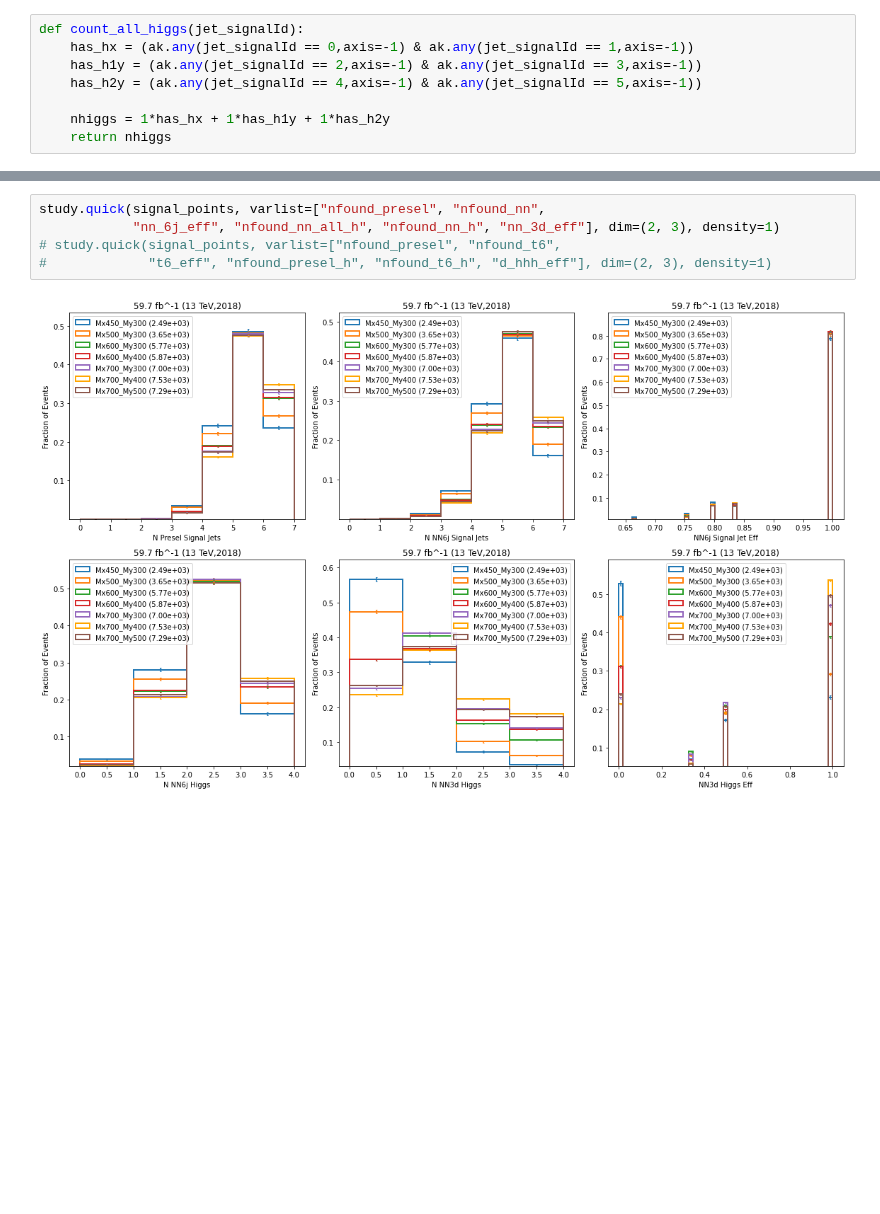
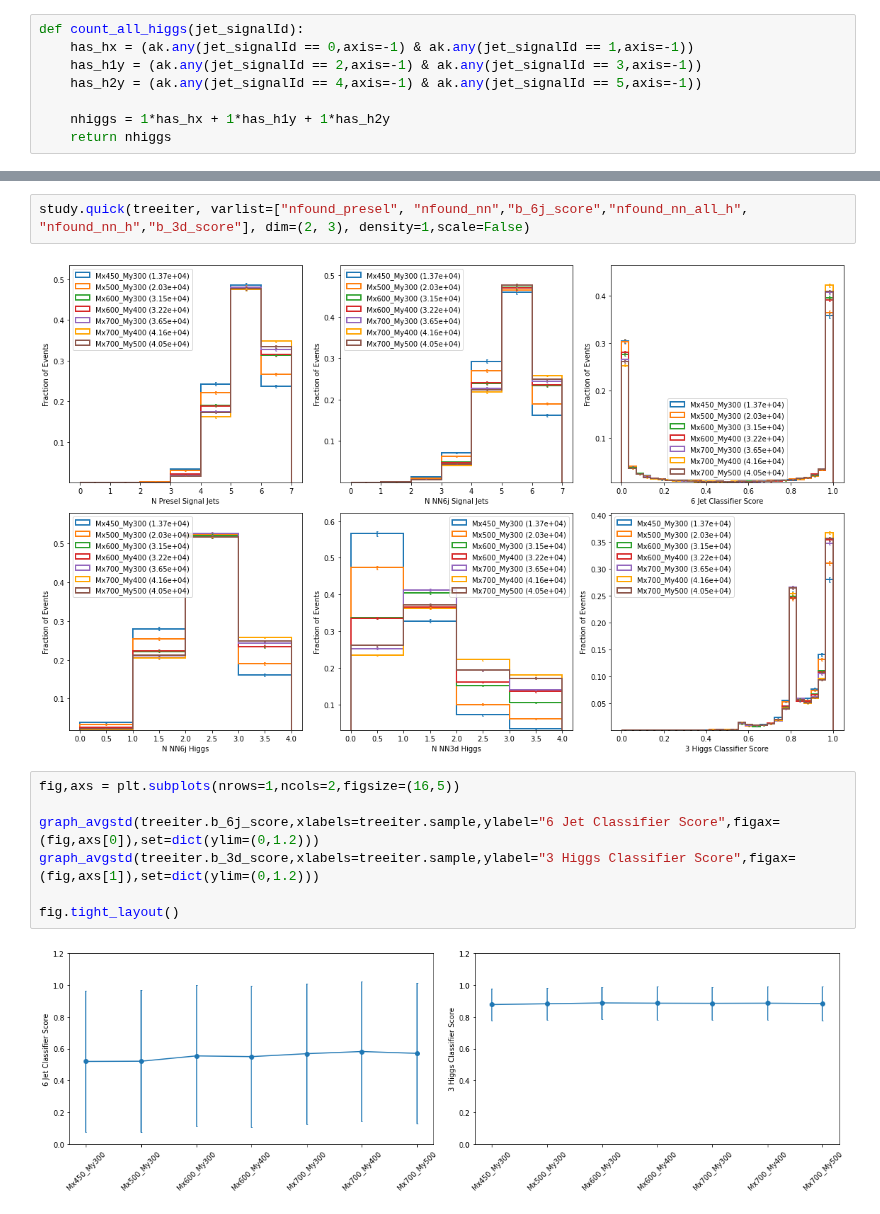
Before and after one commit to ekoenig4/analysis, a Jupyter notebook: jupyter/model_study.ipynb, the cells around one changed output, grey strips where cells are left out. Drawn from its saved outputs; the diff is of its cells as text; blank space fills up the shorter version.

```diff
--- a/jupyter/model_study.ipynb
+++ b/jupyter/model_study.ipynb
@@ -109,7 +178,13 @@ varinfo.d_hhh_eff = dict(bins=None,xlabel="DHHH Signal Jet Eff")
 # %%
-study.quick(signal_points, varlist=["nfound_presel", "nfound_nn",
-            "nn_6j_eff", "nfound_nn_all_h", "nfound_nn_h", "nn_3d_eff"], dim=(2, 3), density=1)
-# study.quick(signal_points, varlist=["nfound_presel", "nfound_t6",
-#             "t6_eff", "nfound_presel_h", "nfound_t6_h", "d_hhh_eff"], dim=(2, 3), density=1)
+study.quick(treeiter, varlist=["nfound_presel", "nfound_nn","b_6j_score","nfound_nn_all_h", "nfound_nn_h","b_3d_score"], dim=(2, 3), density=1,scale=False)
 # %% [output]
-[figure, old version]
+[figure, new version]
+# %%
+fig,axs = plt.subplots(nrows=1,ncols=2,figsize=(16,5))
+
+graph_avgstd(treeiter.b_6j_score,xlabels=treeiter.sample,ylabel="6 Jet Classifier Score",figax=(fig,axs[0]),set=dict(ylim=(0,1.2)))
+graph_avgstd(treeiter.b_3d_score,xlabels=treeiter.sample,ylabel="3 Higgs Classifier Score",figax=(fig,axs[1]),set=dict(ylim=(0,1.2)))
+
+fig.tight_layout()
+# %% [output]
+[figure, added]
```
Also changed, not shown: parts of 28 cells of this notebook, 2 other files.
